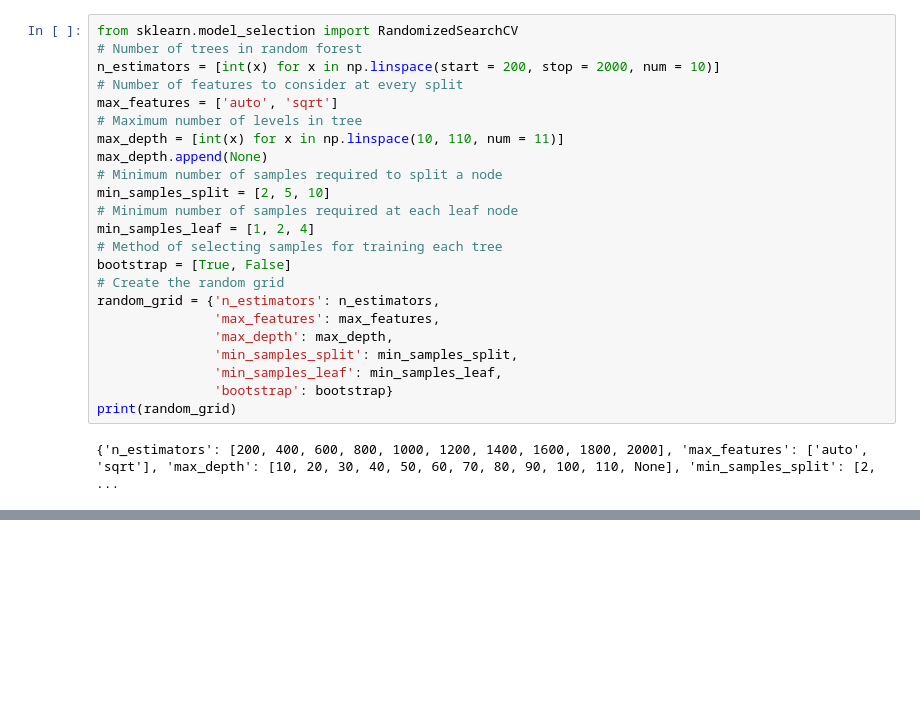
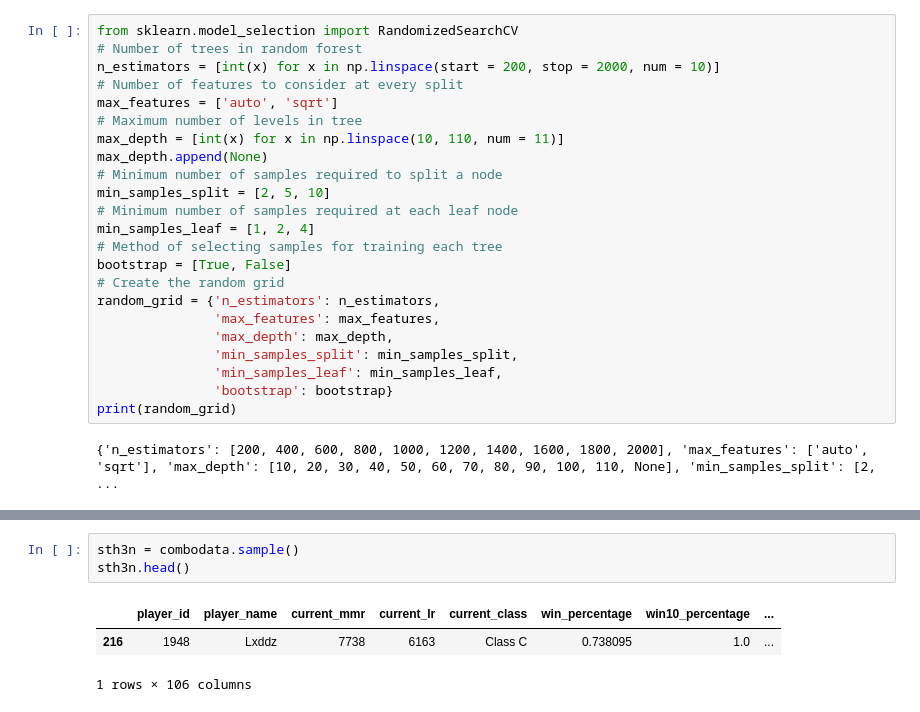
Before and after one commit to fordjackson26/CS5394Project3, a Jupyter notebook: loungedata.ipynb, the cells around one changed output, grey strips where cells are left out. Cells and saved outputs as stored; diff of their text form; blank space fills up the shorter version.

```diff
--- a/loungedata.ipynb
+++ b/loungedata.ipynb
@@ -521,0 +520,7 @@ print(final_rmse)
+# %%
+sth3n = combodata.sample()
+sth3n.head()
+# %% [output]
+|  | player_id | player_name | current_mmr | current_lr | current_class | win_percentage | win10_percentage | ... |
+| 216 | 1948 | Lxddz | 7738 | 6163 | Class C | 0.738095 | 1.0 | ... |
+1 rows × 106 columns
```
Also changed, not shown: parts of 21 cells of this notebook.
